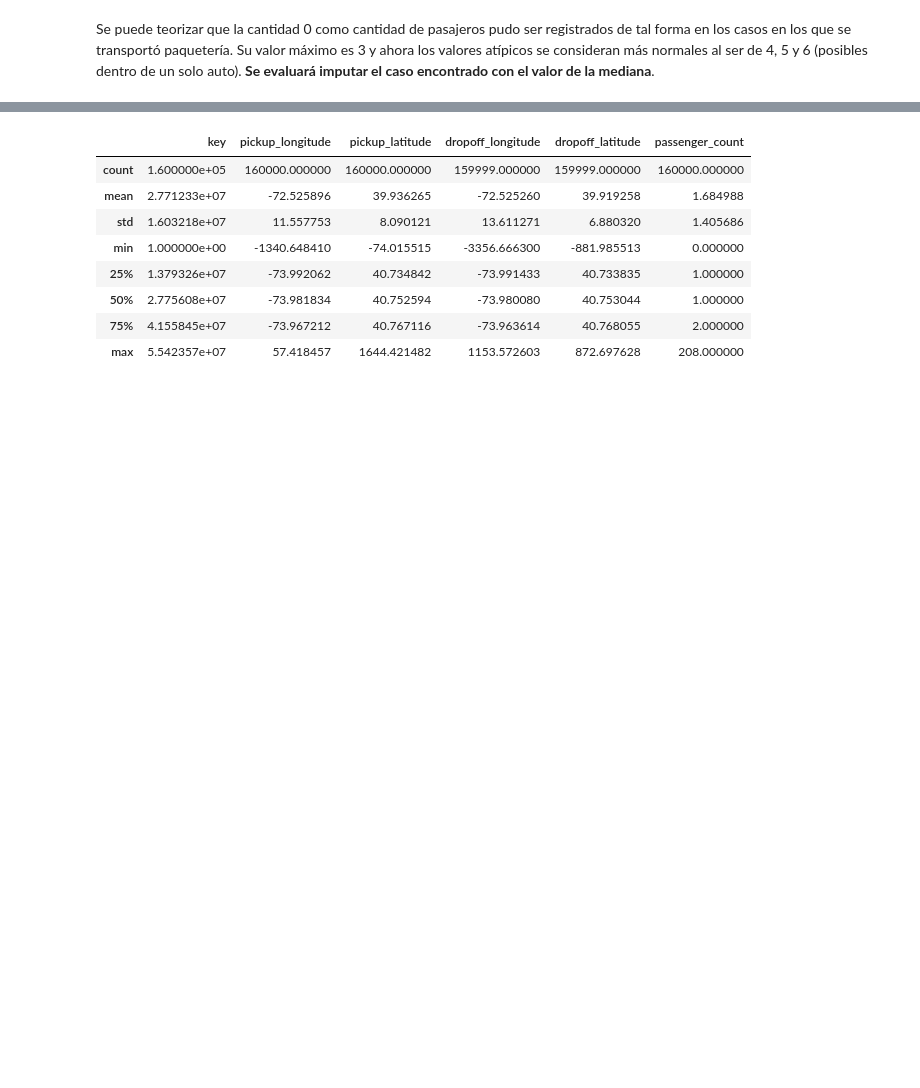
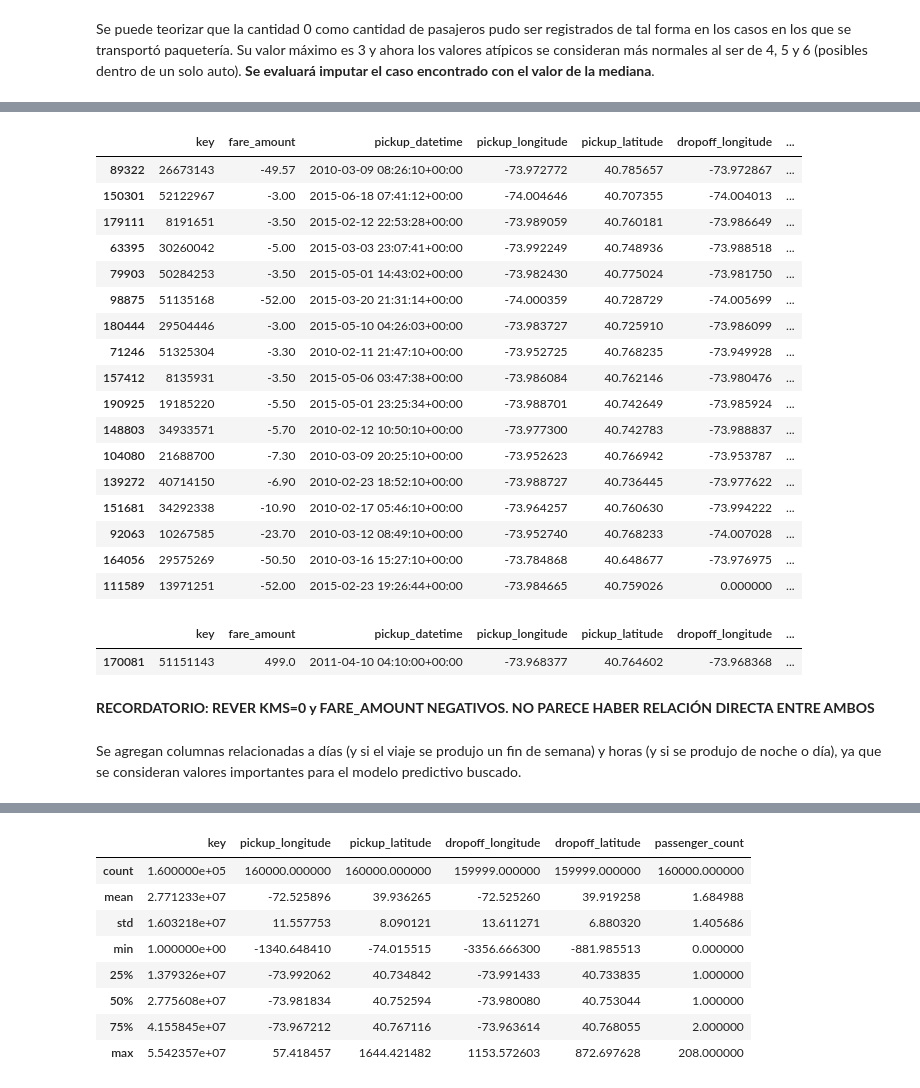
Before and after one commit to CaroRuiz92/AA1-TUIA-2025C2-Ruiz-Quispe, a Jupyter notebook: TP-Regresion-AA1-2025C1.ipynb, the cells around one changed output, grey strips where cells are left out. Saved outputs shown, nothing was run; the diff lists cells and outputs as text; code cells hidden in the pictures; blank space fills up the shorter version.

```diff
--- a/TP-Regresion-AA1-2025C1.ipynb
+++ b/TP-Regresion-AA1-2025C1.ipynb
@@ -192,0 +225,25 @@ Se puede teorizar que la cantidad 0 como cantidad de pasajeros pudo ser registra
+# %%
+# Se crea una columna para conocer bien los KMs hechos por viaje
+def manhattan_distance(lat1, lon1, lat2, lon2):
+    R = 6371  # radio de la Tierra en km
+    # Convertir a radianes
+    lat1, lon1, lat2, lon2 = map(np.radians, [lat1, lon1, lat2, lon2])
+
+    dlat = np.abs(lat2 - lat1)
+    dlon = np.abs(lon2 - lon1)
+
+    # Distancia latitudinal
+    a_lat = np.sin(dlat/2.0)**2
+    c_lat = 2 * np.arcsin(np.sqrt(np.clip(a_lat, 0, 1)))
+    dist_lat = R * c_lat
+
+    # Distancia longitudinal (ajustada por latitudes)
+    a_lon = np.sin(dlon/2.0)**2 * np.cos(lat1) * np.cos(lat2)
+    c_lon = 2 * np.arcsin(np.sqrt(np.clip(a_lon, 0, 1)))
+    dist_lon = R * c_lon
+
+    return dist_lat + dist_lon
+
+df_limpio['KMs'] = manhattan_distance(
+    df_limpio['pickup_latitude'], df_limpio['pickup_longitude'],
+    df_limpio['dropoff_latitude'], df_limpio['dropoff_longitude'])
@@ -192,0 +287,33 @@ Se puede teorizar que la cantidad 0 como cantidad de pasajeros pudo ser registra
+# %%
+# Las tarifas negativas recorrieron distancias cortas en su mayoría salvo los últimos datos
+df_limpio[df_limpio['fare_amount']<0].sort_values(by='KMs')
+# %% [output]
+|  | key | fare_amount | pickup_datetime | pickup_longitude | pickup_latitude | dropoff_longitude | ... |
+| 89322 | 26673143 | -49.57 | 2010-03-09 08:26:10+00:00 | -73.972772 | 40.785657 | -73.972867 | ... |
+| 150301 | 52122967 | -3.00 | 2015-06-18 07:41:12+00:00 | -74.004646 | 40.707355 | -74.004013 | ... |
+| 179111 | 8191651 | -3.50 | 2015-02-12 22:53:28+00:00 | -73.989059 | 40.760181 | -73.986649 | ... |
+| 63395 | 30260042 | -5.00 | 2015-03-03 23:07:41+00:00 | -73.992249 | 40.748936 | -73.988518 | ... |
+| 79903 | 50284253 | -3.50 | 2015-05-01 14:43:02+00:00 | -73.982430 | 40.775024 | -73.981750 | ... |
+| 98875 | 51135168 | -52.00 | 2015-03-20 21:31:14+00:00 | -74.000359 | 40.728729 | -74.005699 | ... |
+| 180444 | 29504446 | -3.00 | 2015-05-10 04:26:03+00:00 | -73.983727 | 40.725910 | -73.986099 | ... |
+| 71246 | 51325304 | -3.30 | 2010-02-11 21:47:10+00:00 | -73.952725 | 40.768235 | -73.949928 | ... |
+| 157412 | 8135931 | -3.50 | 2015-05-06 03:47:38+00:00 | -73.986084 | 40.762146 | -73.980476 | ... |
+| 190925 | 19185220 | -5.50 | 2015-05-01 23:25:34+00:00 | -73.988701 | 40.742649 | -73.985924 | ... |
+| 148803 | 34933571 | -5.70 | 2010-02-12 10:50:10+00:00 | -73.977300 | 40.742783 | -73.988837 | ... |
+| 104080 | 21688700 | -7.30 | 2010-03-09 20:25:10+00:00 | -73.952623 | 40.766942 | -73.953787 | ... |
+| 139272 | 40714150 | -6.90 | 2010-02-23 18:52:10+00:00 | -73.988727 | 40.736445 | -73.977622 | ... |
+| 151681 | 34292338 | -10.90 | 2010-02-17 05:46:10+00:00 | -73.964257 | 40.760630 | -73.994222 | ... |
+| 92063 | 10267585 | -23.70 | 2010-03-12 08:49:10+00:00 | -73.952740 | 40.768233 | -74.007028 | ... |
+| 164056 | 29575269 | -50.50 | 2010-03-16 15:27:10+00:00 | -73.784868 | 40.648677 | -73.976975 | ... |
+| 111589 | 13971251 | -52.00 | 2015-02-23 19:26:44+00:00 | -73.984665 | 40.759026 | 0.000000 | ... |
+# %%
+# Paralelamente, se sospecha que los valores máximos de las tarifas positivas pueden presentar errores
+# Se presenta un viaje caro (casi 500 dólares) con muy poco recorrido
+df_limpio[df_limpio['fare_amount'] == df_limpio['fare_amount'].max()]
+# %% [output]
+|  | key | fare_amount | pickup_datetime | pickup_longitude | pickup_latitude | dropoff_longitude | ... |
+| 170081 | 51151143 | 499.0 | 2011-04-10 04:10:00+00:00 | -73.968377 | 40.764602 | -73.968368 | ... |
+# %% [markdown]
+**RECORDATORIO: REVER KMS=0 y FARE_AMOUNT NEGATIVOS. NO PARECE HABER RELACIÓN DIRECTA ENTRE AMBOS**
+# %% [markdown]
+Se agregan columnas relacionadas a días (y si el viaje se produjo un fin de semana) y horas (y si se produjo de noche o día), ya que se consideran valores importantes para el modelo predictivo buscado.
```
Also changed, not shown: parts of 22 cells of this notebook.
